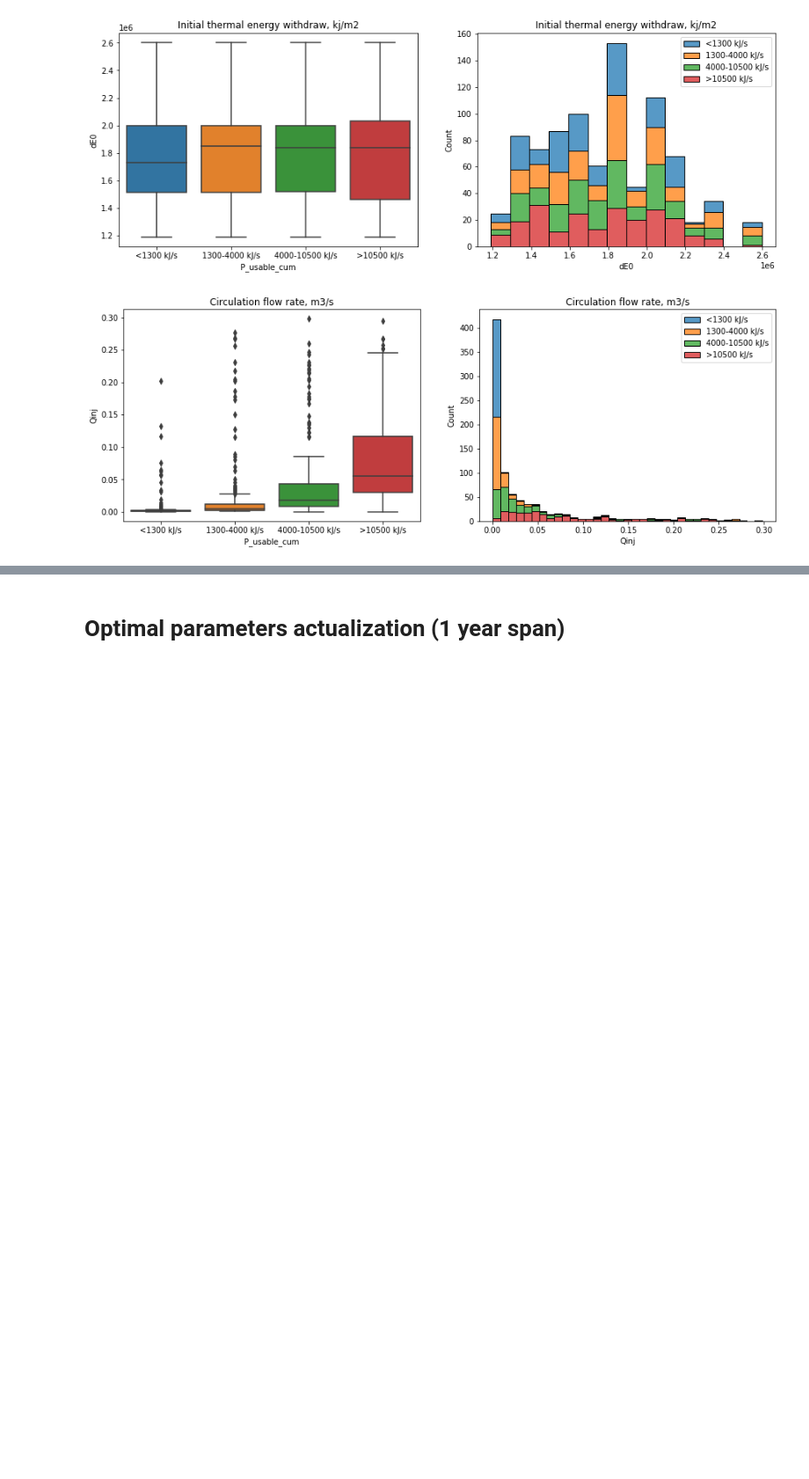
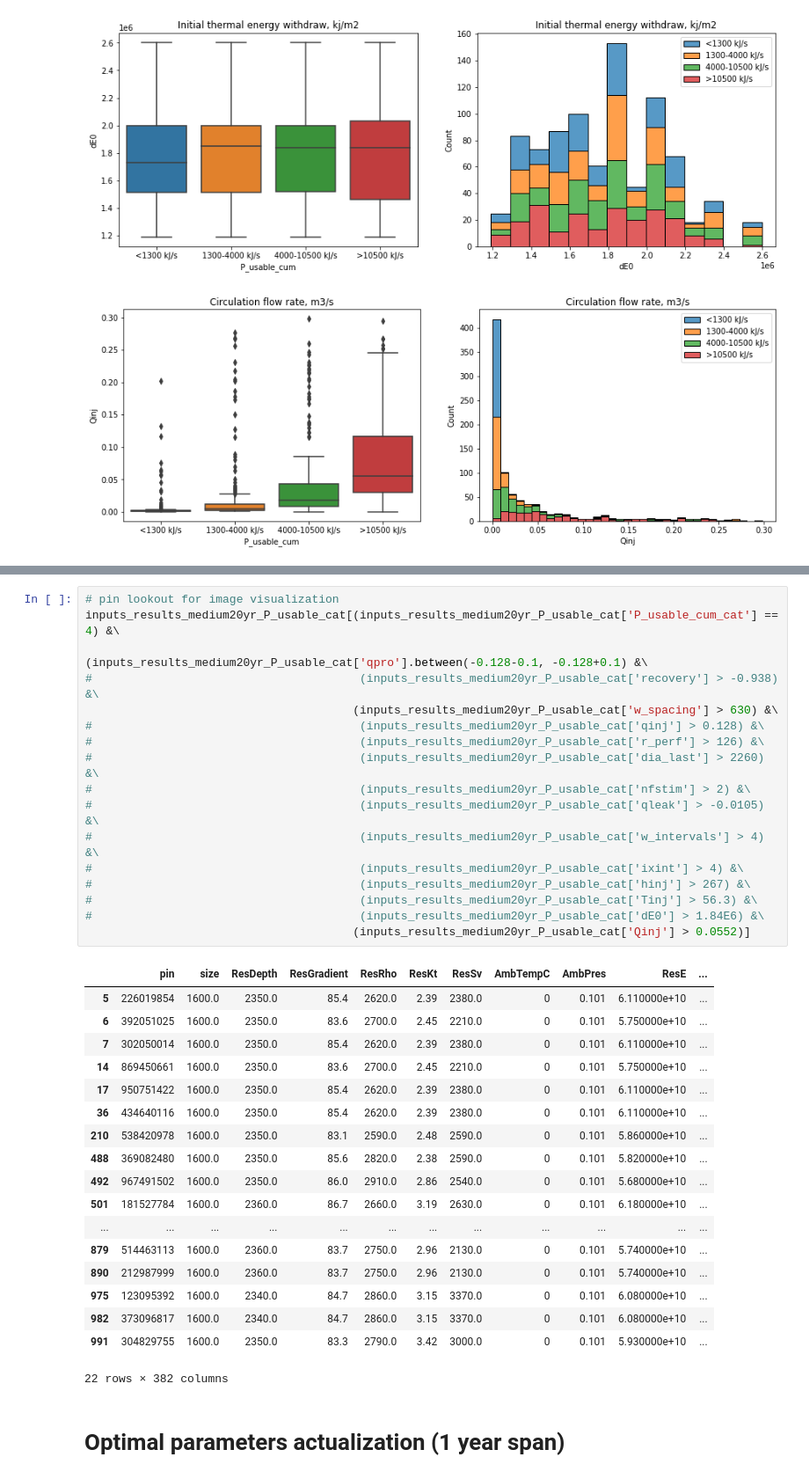
Before and after one commit to borisenko-ru/spe_pivot_2022_datathon, a Jupyter notebook: spe_pivot_datathon.ipynb, the cells around one changed output, grey strips where cells are left out. Shown at 88% size. Drawn from its saved outputs; the diff is of its cells as text; blank space fills up the shorter version.

```diff
--- a/spe_pivot_datathon.ipynb
+++ b/spe_pivot_datathon.ipynb
@@ -1022,3 +1093,39 @@ base_params_plots_20('Qinj', title='Circulation flow rate, m3/s', xlim_hist=None
+# %%
+# pin lookout for image visualization
+inputs_results_medium20yr_P_usable_cat[(inputs_results_medium20yr_P_usable_cat['P_usable_cum_cat'] == 4) &\
+                                       (inputs_results_medium20yr_P_usable_cat['qpro'].between(-0.128-0.1, -0.128+0.1) &\
+#                                       (inputs_results_medium20yr_P_usable_cat['recovery'] > -0.938) &\
+                                       (inputs_results_medium20yr_P_usable_cat['w_spacing'] > 630) &\
+#                                       (inputs_results_medium20yr_P_usable_cat['qinj'] > 0.128) &\
+#                                       (inputs_results_medium20yr_P_usable_cat['r_perf'] > 126) &\
+#                                       (inputs_results_medium20yr_P_usable_cat['dia_last'] > 2260) &\
+#                                       (inputs_results_medium20yr_P_usable_cat['nfstim'] > 2) &\
+#                                       (inputs_results_medium20yr_P_usable_cat['qleak'] > -0.0105) &\
+#                                       (inputs_results_medium20yr_P_usable_cat['w_intervals'] > 4) &\
+#                                       (inputs_results_medium20yr_P_usable_cat['ixint'] > 4) &\
+#                                       (inputs_results_medium20yr_P_usable_cat['hinj'] > 267) &\
+#                                       (inputs_results_medium20yr_P_usable_cat['Tinj'] > 56.3) &\
+#                                       (inputs_results_medium20yr_P_usable_cat['dE0'] > 1.84E6) &\
+                                       (inputs_results_medium20yr_P_usable_cat['Qinj'] > 0.0552)]
+# %% [output]
+|  | pin | size | ResDepth | ResGradient | ResRho | ResKt | ResSv | AmbTempC | AmbPres | ResE | ... |
+| 5 | 226019854 | 1600.0 | 2350.0 | 85.4 | 2620.0 | 2.39 | 2380.0 | 0 | 0.101 | 6.110000e+10 | ... |
+| 6 | 392051025 | 1600.0 | 2350.0 | 83.6 | 2700.0 | 2.45 | 2210.0 | 0 | 0.101 | 5.750000e+10 | ... |
+| 7 | 302050014 | 1600.0 | 2350.0 | 85.4 | 2620.0 | 2.39 | 2380.0 | 0 | 0.101 | 6.110000e+10 | ... |
+| 14 | 869450661 | 1600.0 | 2350.0 | 83.6 | 2700.0 | 2.45 | 2210.0 | 0 | 0.101 | 5.750000e+10 | ... |
+| 17 | 950751422 | 1600.0 | 2350.0 | 85.4 | 2620.0 | 2.39 | 2380.0 | 0 | 0.101 | 6.110000e+10 | ... |
+| 36 | 434640116 | 1600.0 | 2350.0 | 85.4 | 2620.0 | 2.39 | 2380.0 | 0 | 0.101 | 6.110000e+10 | ... |
+| 210 | 538420978 | 1600.0 | 2350.0 | 83.1 | 2590.0 | 2.48 | 2590.0 | 0 | 0.101 | 5.860000e+10 | ... |
+| 488 | 369082480 | 1600.0 | 2350.0 | 85.6 | 2820.0 | 2.38 | 2590.0 | 0 | 0.101 | 5.820000e+10 | ... |
+| 492 | 967491502 | 1600.0 | 2350.0 | 86.0 | 2910.0 | 2.86 | 2540.0 | 0 | 0.101 | 5.680000e+10 | ... |
+| 501 | 181527784 | 1600.0 | 2360.0 | 86.7 | 2660.0 | 3.19 | 2630.0 | 0 | 0.101 | 6.180000e+10 | ... |
+| ... | ... | ... | ... | ... | ... | ... | ... | ... | ... | ... | ... |
+| 879 | 514463113 | 1600.0 | 2360.0 | 83.7 | 2750.0 | 2.96 | 2130.0 | 0 | 0.101 | 5.740000e+10 | ... |
+| 890 | 212987999 | 1600.0 | 2360.0 | 83.7 | 2750.0 | 2.96 | 2130.0 | 0 | 0.101 | 5.740000e+10 | ... |
+| 975 | 123095392 | 1600.0 | 2340.0 | 84.7 | 2860.0 | 3.15 | 3370.0 | 0 | 0.101 | 6.080000e+10 | ... |
+| 982 | 373096817 | 1600.0 | 2340.0 | 84.7 | 2860.0 | 3.15 | 3370.0 | 0 | 0.101 | 6.080000e+10 | ... |
+| 991 | 304829755 | 1600.0 | 2350.0 | 83.3 | 2790.0 | 3.42 | 3000.0 | 0 | 0.101 | 5.930000e+10 | ... |
+22 rows × 382 columns
 # %% [markdown]
 # Optimal parameters actualization (1 year span)
 # %%
```
Also changed, not shown: parts of 15 cells of this notebook.
